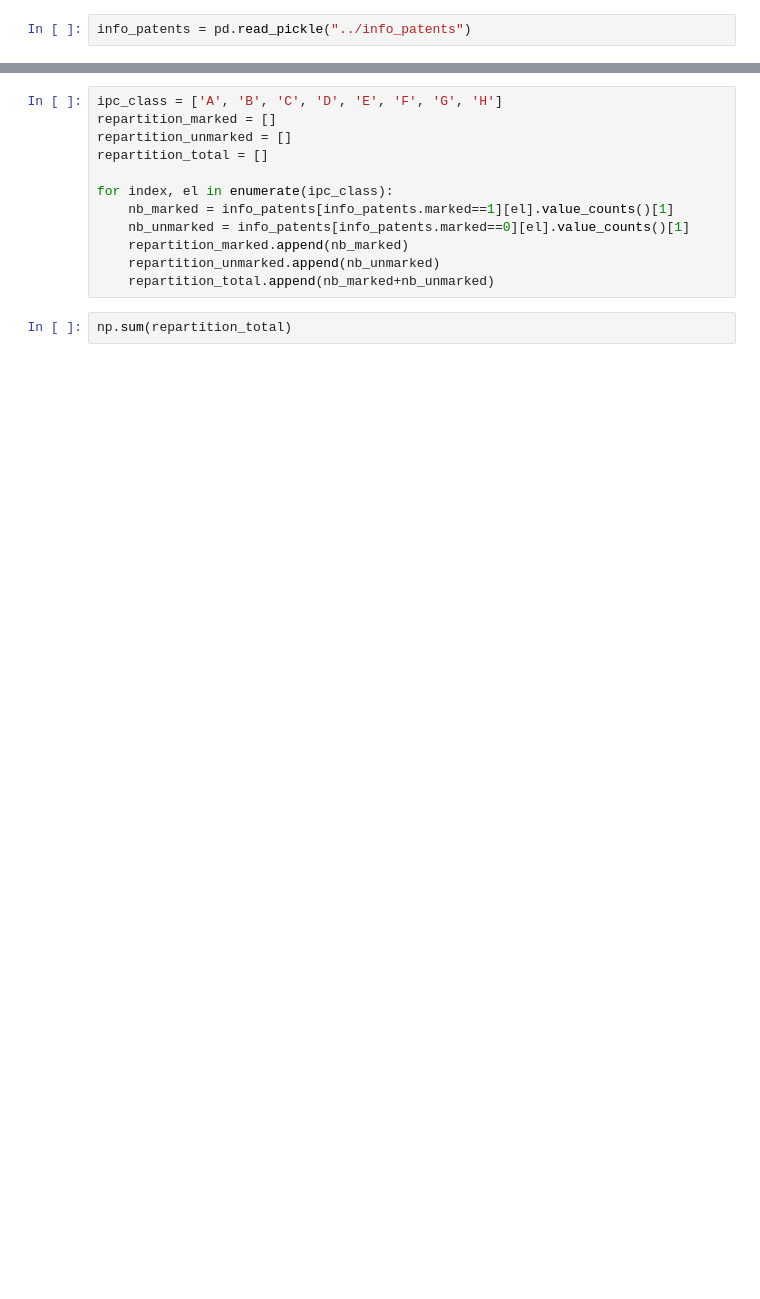
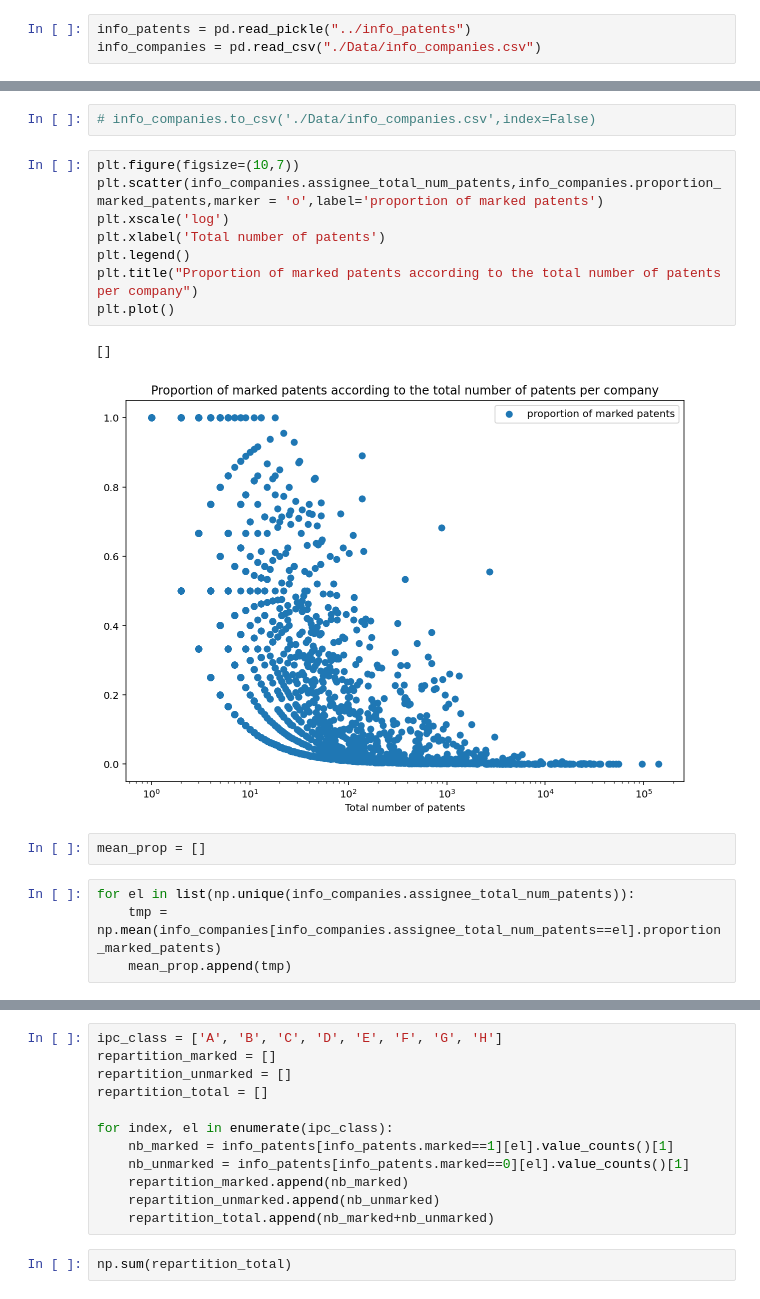
Before and after one commit to gregbellan/MODS208, a Jupyter notebook: Data_description_patents.ipynb, the cells around one changed output, grey strips where cells are left out. Cells and saved outputs as stored; diff of their text form; blank space fills up the shorter version.

```diff
--- a/Data_description_patents.ipynb
+++ b/Data_description_patents.ipynb
@@ -6,2 +9,3 @@ import matplotlib.pyplot as plt
 # %%
 info_patents = pd.read_pickle("../info_patents")
+info_companies = pd.read_csv("./Data/info_companies.csv")
@@ -9,0 +45,19 @@ info_patents = info_patents.dropna()
+# %%
+# info_companies.to_csv('./Data/info_companies.csv',index=False)
+# %%
+plt.figure(figsize=(10,7))
+plt.scatter(info_companies.assignee_total_num_patents,info_companies.proportion_marked_patents,marker = 'o',label='proportion of marked patents')
+plt.xscale('log')
+plt.xlabel('Total number of patents')
+plt.legend()
+plt.title("Proportion of marked patents according to the total number of patents per company")
+plt.plot()
+# %% [output]
+[]
+[figure, added]
+# %%
+mean_prop = []
+# %%
+for el in list(np.unique(info_companies.assignee_total_num_patents)):
+    tmp = np.mean(info_companies[info_companies.assignee_total_num_patents==el].proportion_marked_patents)
+    mean_prop.append(tmp)
```
Also changed, not shown: parts of 18 cells of this notebook, 2 other files.
